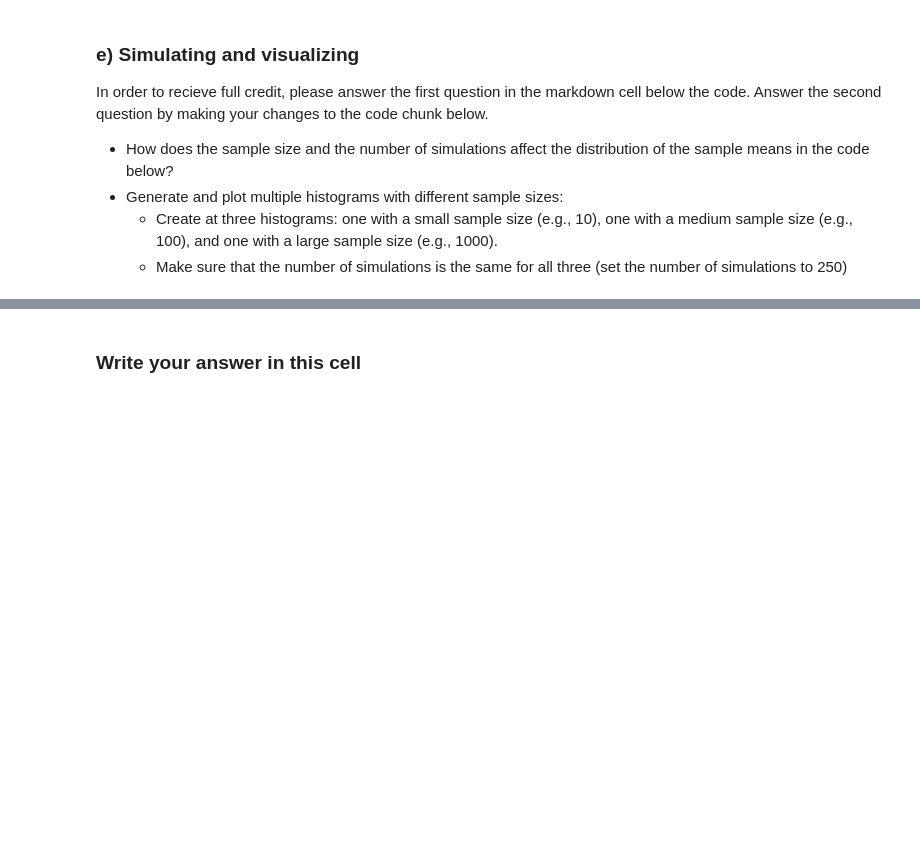
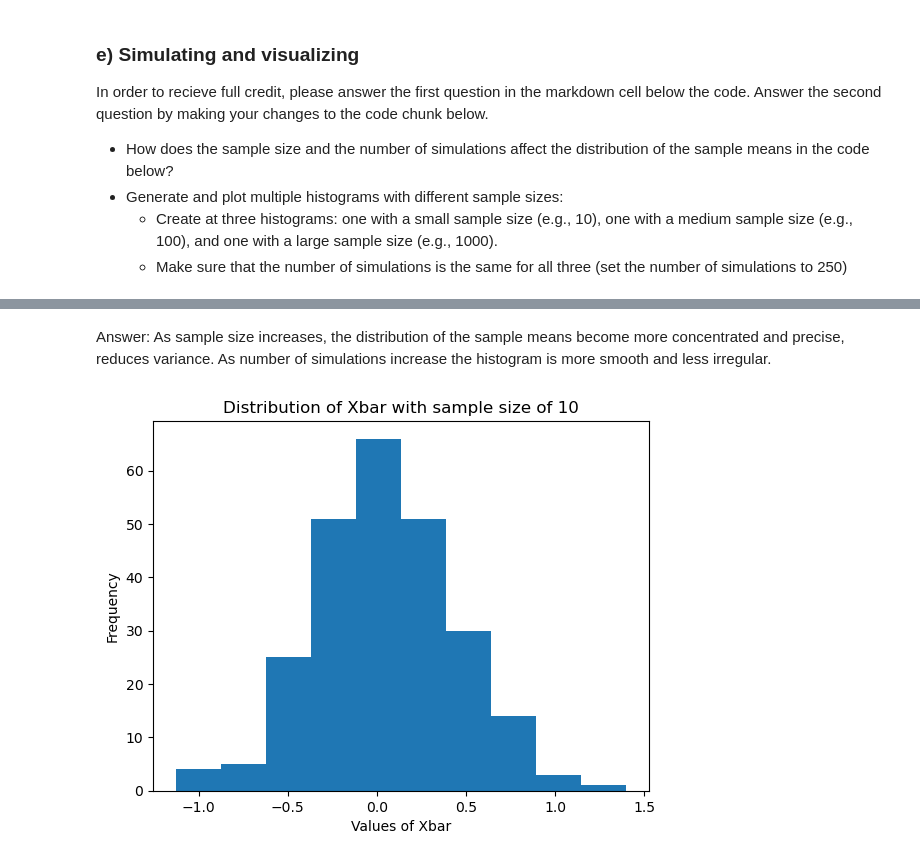
Before and after one commit to 1367565028/qtm151spring2025, a Jupyter notebook: assignment4/assignment4.ipynb, the cells around one changed output, grey strips where cells are left out. Saved outputs shown, nothing was run; the diff lists cells and outputs as text; code cells hidden in the pictures; blank space fills up the shorter version.

```diff
--- a/assignment4/assignment4.ipynb
+++ b/assignment4/assignment4.ipynb
@@ -145,2 +167,0 @@ plt.show()
-# %% [markdown]
-### Write your answer in this cell
@@ -152,0 +168,23 @@ plt.show()
+# %% [markdown]
+Answer: As sample size increases, the distribution of the sample means become more concentrated and precise, reduces variance.
+As number of simulations increase the histogram is more smooth and less irregular.
+# %%
+#Small sample (write your answer here)
+num_simulations = 250
+sample_size     = 10
+
+vec_xbar = [None] * num_simulations
+
+for iteration in range(num_simulations):
+    vec_unif  = np.random.uniform(low = -2, high=2, size = sample_size)
+    vec_xbar[iteration] = vec_unif.mean()
+
+vec_xbar
+
+plt.hist(vec_xbar)
+plt.title("Distribution of Xbar with sample size of 10")
+plt.ylabel("Frequency")
+plt.xlabel("Values of Xbar")
+plt.show()
+# %% [output]
+[figure, added]
```
Also changed, not shown: parts of 10 cells of this notebook, 1 other file.
